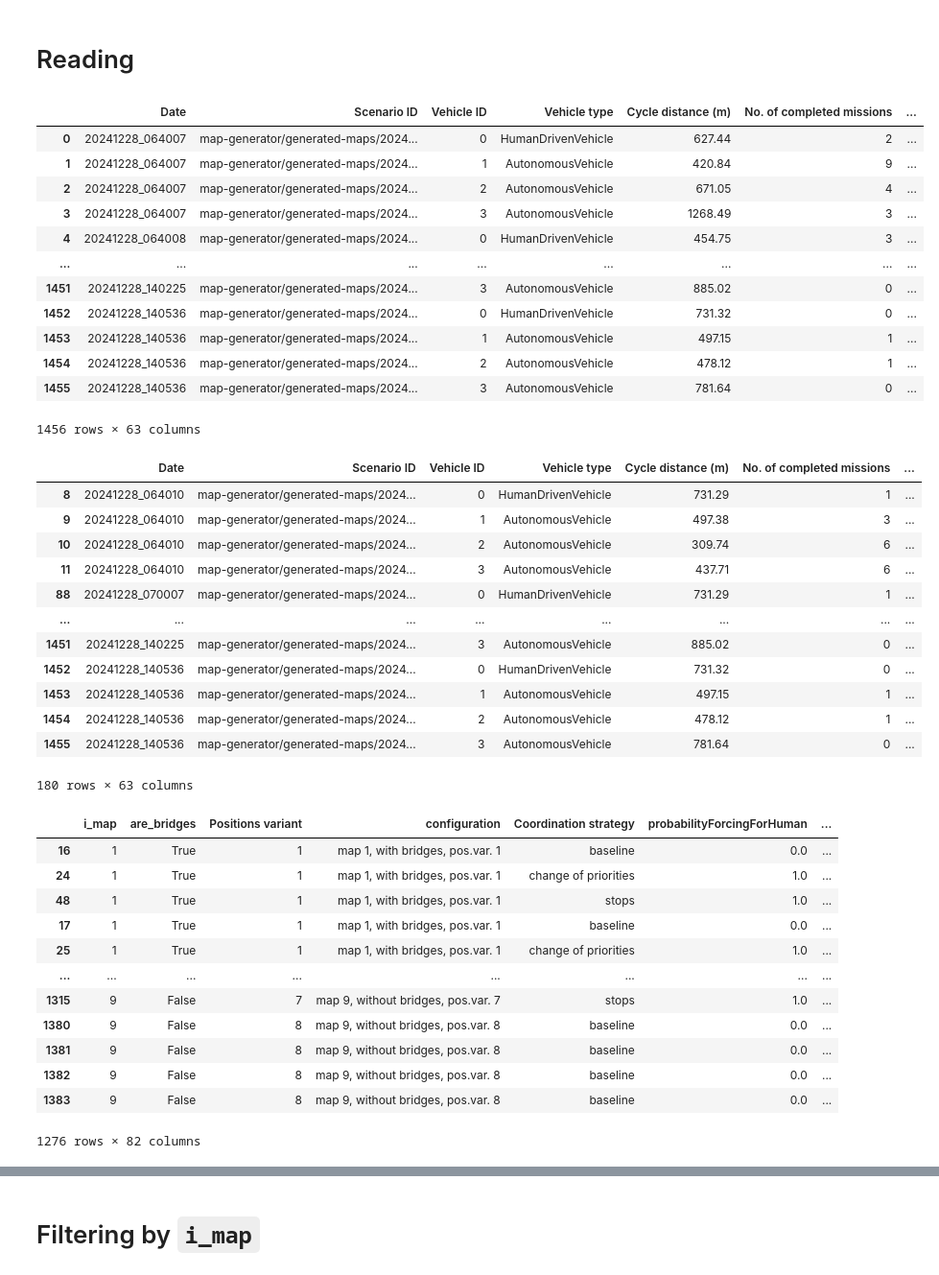
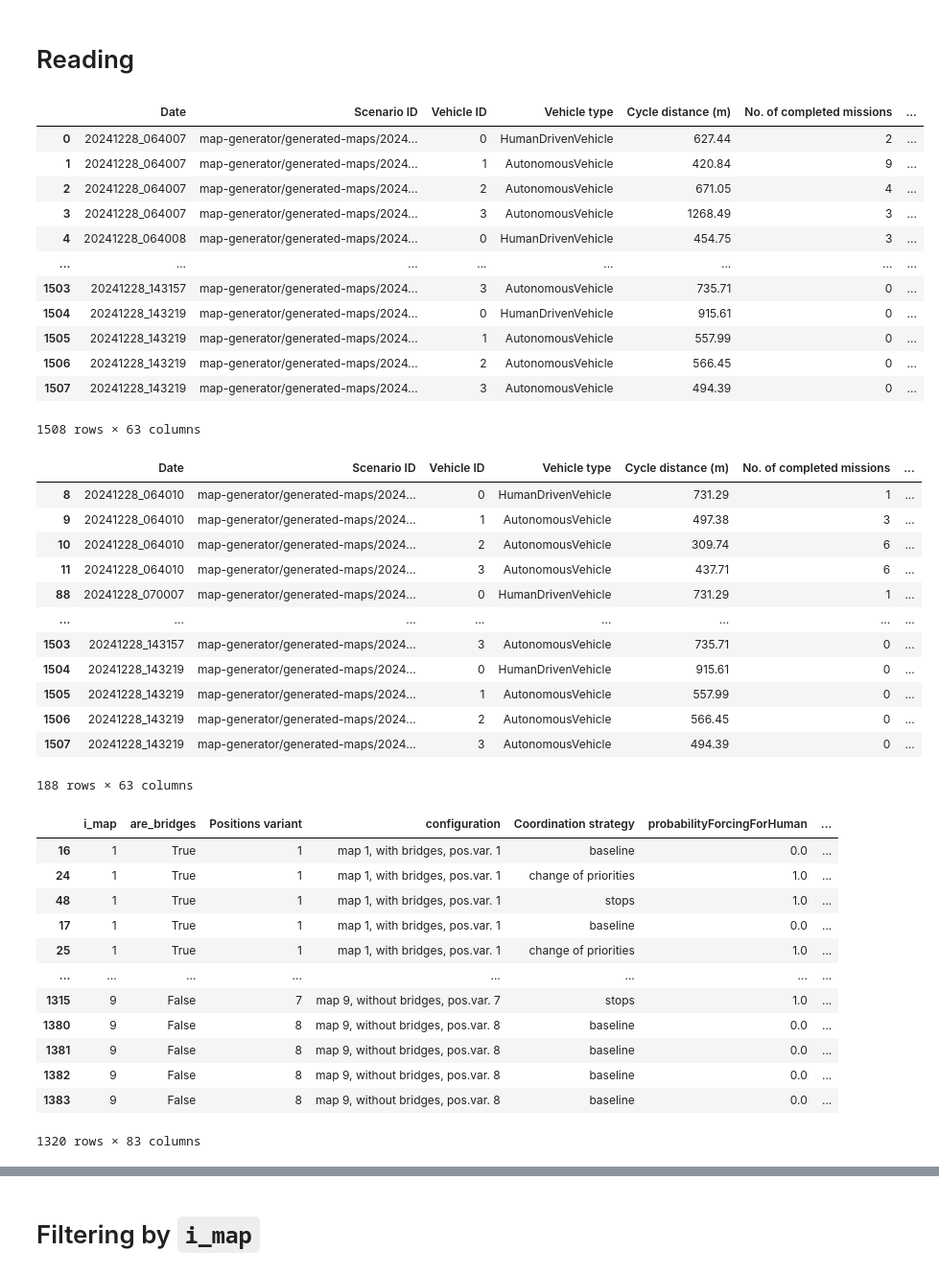
Before and after one commit to Olga-Mironenko/coordination_oru, a Jupyter notebook: scenario-analysis/analysis.ipynb, the cells around one changed output, grey strips where cells are left out. Shown at 96% size. Saved outputs shown, nothing was run; the diff lists cells and outputs as text; code cells hidden in the pictures.

```diff
--- a/scenario-analysis/analysis.ipynb
+++ b/scenario-analysis/analysis.ipynb
@@ -31,42 +32,42 @@ RUNDIRS = '../logs/rundirs'
 # RUNNAME = '20241226_130310'
 # RUNNAME = '20241226_161338'
 # RUNNAME = '20241227_081741'
-RUNNAME = '20241228_073951'
+# RUNNAME = '20241228_073951'
+RUNNAME = '20241228_174447'
 
 I_MAP = 1
 # %%
 if RUNNAME == '20241203_170129_all600':
     RUNNAME_LINEARIZATIONS = '20241212_114658_lin_abcd'
 else:
     RUNNAME_LINEARIZATIONS = None
 
 DIRECTORY_DATA = f'data/{RUNNAME}'
 os.makedirs(DIRECTORY_DATA, exist_ok=True)
 
 def read_df_runname(runname):
     rundir = f'{RUNDIRS}/{runname}'
     filename = f'{rundir}/sorted.csv'
-    if not os.path.exists(filename):
-        subprocess.run(['./consolidate.py', rundir], check=True)
+    subprocess.run(['./consolidate.py', rundir], check=True)
     df_orig = pd.read_csv(filename)
     return df_orig
 
 df_orig_with_bad = read_df_runname(RUNNAME)
 df_orig_with_bad
 # %% [output]
 |  | Date | Scenario ID | Vehicle ID | Vehicle type | Cycle distance (m) | No. of completed missions | ... |
 | 0 | 20241228_064007 | map-generator/generated-maps/2024... | 0 | HumanDrivenVehicle | 627.44 | 2 | ... |
 | 1 | 20241228_064007 | map-generator/generated-maps/2024... | 1 | AutonomousVehicle | 420.84 | 9 | ... |
 | 2 | 20241228_064007 | map-generator/generated-maps/2024... | 2 | AutonomousVehicle | 671.05 | 4 | ... |
 | 3 | 20241228_064007 | map-generator/generated-maps/2024... | 3 | AutonomousVehicle | 1268.49 | 3 | ... |
 | 4 | 20241228_064008 | map-generator/generated-maps/2024... | 0 | HumanDrivenVehicle | 454.75 | 3 | ... |
 | ... | ... | ... | ... | ... | ... | ... | ... |
-| 1451 | 20241228_140225 | map-generator/generated-maps/2024... | 3 | AutonomousVehicle | 885.02 | 0 | ... |
-| 1452 | 20241228_140536 | map-generator/generated-maps/2024... | 0 | HumanDrivenVehicle | 731.32 | 0 | ... |
-| 1453 | 20241228_140536 | map-generator/generated-maps/2024... | 1 | AutonomousVehicle | 497.15 | 1 | ... |
-| 1454 | 20241228_140536 | map-generator/generated-maps/2024... | 2 | AutonomousVehicle | 478.12 | 1 | ... |
-| 1455 | 20241228_140536 | map-generator/generated-maps/2024... | 3 | AutonomousVehicle | 781.64 | 0 | ... |
+| 1503 | 20241228_143157 | map-generator/generated-maps/2024... | 3 | AutonomousVehicle | 735.71 | 0 | ... |
+| 1504 | 20241228_143219 | map-generator/generated-maps/2024... | 0 | HumanDrivenVehicle | 915.61 | 0 | ... |
+| 1505 | 20241228_143219 | map-generator/generated-maps/2024... | 1 | AutonomousVehicle | 557.99 | 0 | ... |
+| 1506 | 20241228_143219 | map-generator/generated-maps/2024... | 2 | AutonomousVehicle | 566.45 | 0 | ... |
+| 1507 | 20241228_143219 | map-generator/generated-maps/2024... | 3 | AutonomousVehicle | 494.39 | 0 | ... |
-1456 rows × 63 columns
+1508 rows × 63 columns
 # %%
 if 'Linearization C' not in df_orig_with_bad.columns:
     df_orig = df_orig_with_bad
@@ -82,12 +83,12 @@ else:
 | 11 | 20241228_064010 | map-generator/generated-maps/2024... | 3 | AutonomousVehicle | 437.71 | 6 | ... |
 | 88 | 20241228_070007 | map-generator/generated-maps/2024... | 0 | HumanDrivenVehicle | 731.29 | 1 | ... |
 | ... | ... | ... | ... | ... | ... | ... | ... |
-| 1451 | 20241228_140225 | map-generator/generated-maps/2024... | 3 | AutonomousVehicle | 885.02 | 0 | ... |
-| 1452 | 20241228_140536 | map-generator/generated-maps/2024... | 0 | HumanDrivenVehicle | 731.32 | 0 | ... |
-| 1453 | 20241228_140536 | map-generator/generated-maps/2024... | 1 | AutonomousVehicle | 497.15 | 1 | ... |
-| 1454 | 20241228_140536 | map-generator/generated-maps/2024... | 2 | AutonomousVehicle | 478.12 | 1 | ... |
-| 1455 | 20241228_140536 | map-generator/generated-maps/2024... | 3 | AutonomousVehicle | 781.64 | 0 | ... |
+| 1503 | 20241228_143157 | map-generator/generated-maps/2024... | 3 | AutonomousVehicle | 735.71 | 0 | ... |
+| 1504 | 20241228_143219 | map-generator/generated-maps/2024... | 0 | HumanDrivenVehicle | 915.61 | 0 | ... |
+| 1505 | 20241228_143219 | map-generator/generated-maps/2024... | 1 | AutonomousVehicle | 557.99 | 0 | ... |
+| 1506 | 20241228_143219 | map-generator/generated-maps/2024... | 2 | AutonomousVehicle | 566.45 | 0 | ... |
+| 1507 | 20241228_143219 | map-generator/generated-maps/2024... | 3 | AutonomousVehicle | 494.39 | 0 | ... |
-180 rows × 63 columns
+188 rows × 63 columns
 # %%
 def normalize_linearization(lin):
     if lin is None:
@@ -178,11 +179,14 @@ def normalize_df(df_orig):
                 pairs_lin_d.append((id_vehicle, col_nonnormalized))
 
             df[col] = series.apply(normalize_linearization)
-
-    # Create new column
+    # Create new column:
     if pairs_lin_d:
         cols_lin_d = [col for _, col in sorted(pairs_lin_d)]
         df[col_lin_d + postfix_nonnormalized] = df.apply(lambda row: combine_tuples(cols_lin_d, row), axis=1)
+
+    df = df.drop(columns=['Is blocked'])
+    df['seconds_blocked'] = pd.to_timedelta(df['blocked']).dt.total_seconds()
+    df['is_blocked'] = df['seconds_blocked'] >= 5 * 60
 
     return df
 
@@ -203,7 +207,7 @@ df_orig_norm
 | 1381 | 9 | False | 8 | map 9, without bridges, pos.var. 8 | baseline | 0.0 | ... |
 | 1382 | 9 | False | 8 | map 9, without bridges, pos.var. 8 | baseline | 0.0 | ... |
 | 1383 | 9 | False | 8 | map 9, without bridges, pos.var. 8 | baseline | 0.0 | ... |
-1276 rows × 82 columns
+1320 rows × 83 columns
 # %%
 df_lin = None if RUNNAME_LINEARIZATIONS is None else read_df_runname(RUNNAME_LINEARIZATIONS)
 df_lin
```
Also changed, not shown: parts of 12 cells of this notebook, 1 other file.
